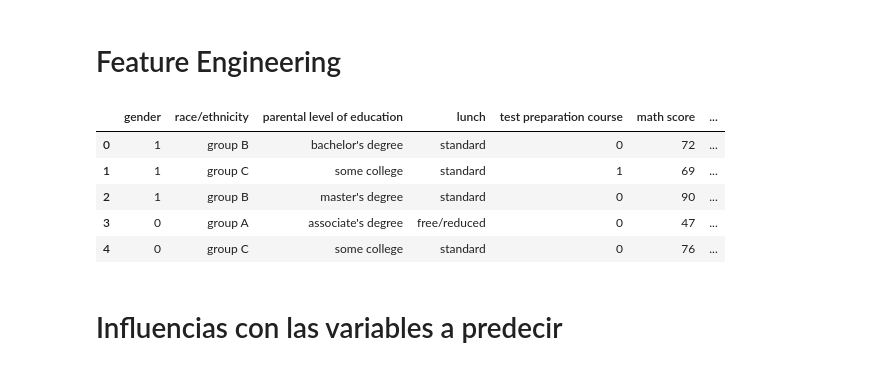
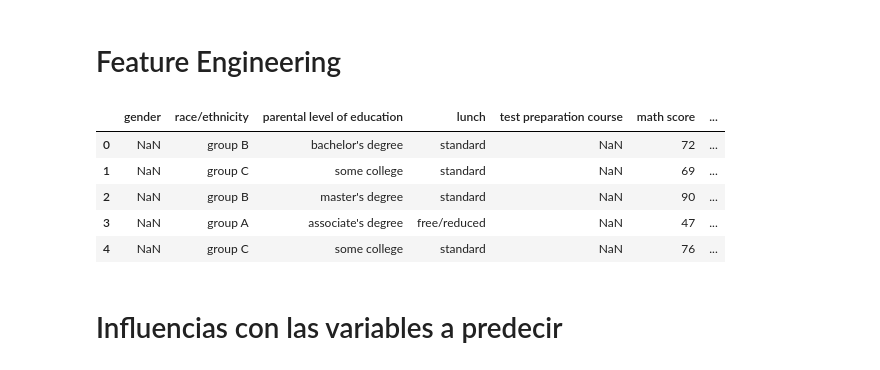
Before and after one commit to Brayan8Ch/-proyectodg, a Jupyter notebook: challenge_dg_v1.ipynb, the cells around one changed output. Saved outputs shown, nothing was run; the diff lists cells and outputs as text; code cells hidden in the pictures.

```diff
--- a/challenge_dg_v1.ipynb
+++ b/challenge_dg_v1.ipynb
@@ -245,19 +245,19 @@ for score in scores:
 # %%
 # Feature Engineering
 # Reemplazamos los valores de la columna gender y test preparation course por valores numéricos
-df['gender'] = df['gender'].replace({'male': 0, 'female': 1})
-df['test preparation course'] = df['test preparation course'].replace({'none': 0, 'completed': 1})
+df['gender'] = df['gender'].map({'male': 0, 'female': 1})
+df['test preparation course'] = df['test preparation course'].map({'none': 0, 'completed': 1})
 
 # Calculamos la columna para representar la puntuación promedio de los exámenes
 df['avg_score'] = df[['math score', 'reading score', 'writing score']].mean(axis=1)
 df.head()
 # %% [output]
 |  | gender | race/ethnicity | parental level of education | lunch | test preparation course | math score | ... |
-| 0 | 1 | group B | bachelor's degree | standard | 0 | 72 | ... |
-| 1 | 1 | group C | some college | standard | 1 | 69 | ... |
-| 2 | 1 | group B | master's degree | standard | 0 | 90 | ... |
-| 3 | 0 | group A | associate's degree | free/reduced | 0 | 47 | ... |
-| 4 | 0 | group C | some college | standard | 0 | 76 | ... |
+| 0 | NaN | group B | bachelor's degree | standard | NaN | 72 | ... |
+| 1 | NaN | group C | some college | standard | NaN | 69 | ... |
+| 2 | NaN | group B | master's degree | standard | NaN | 90 | ... |
+| 3 | NaN | group A | associate's degree | free/reduced | NaN | 47 | ... |
+| 4 | NaN | group C | some college | standard | NaN | 76 | ... |
 # %% [markdown]
 # Influencias con las variables a predecir
 # %%
```
Also changed, not shown: parts of 2 cells of this notebook.
